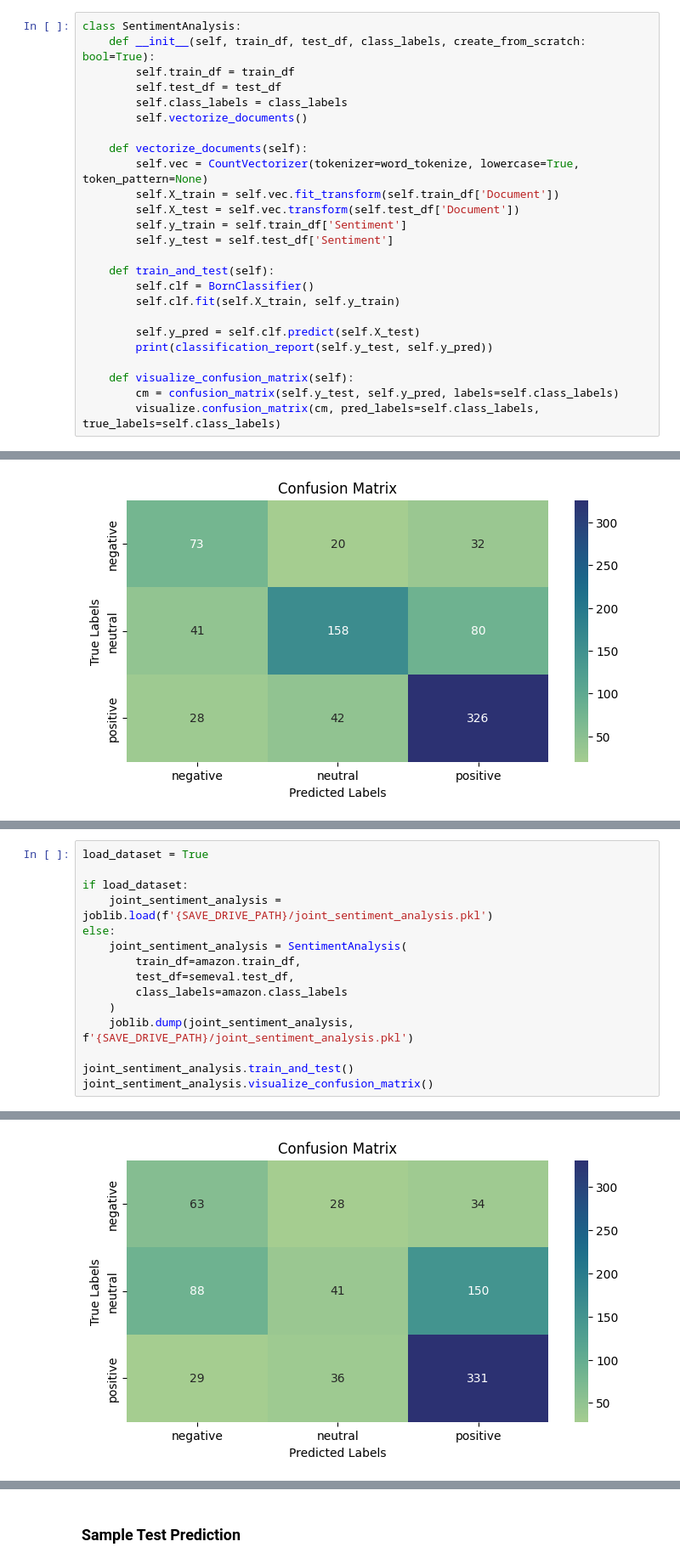
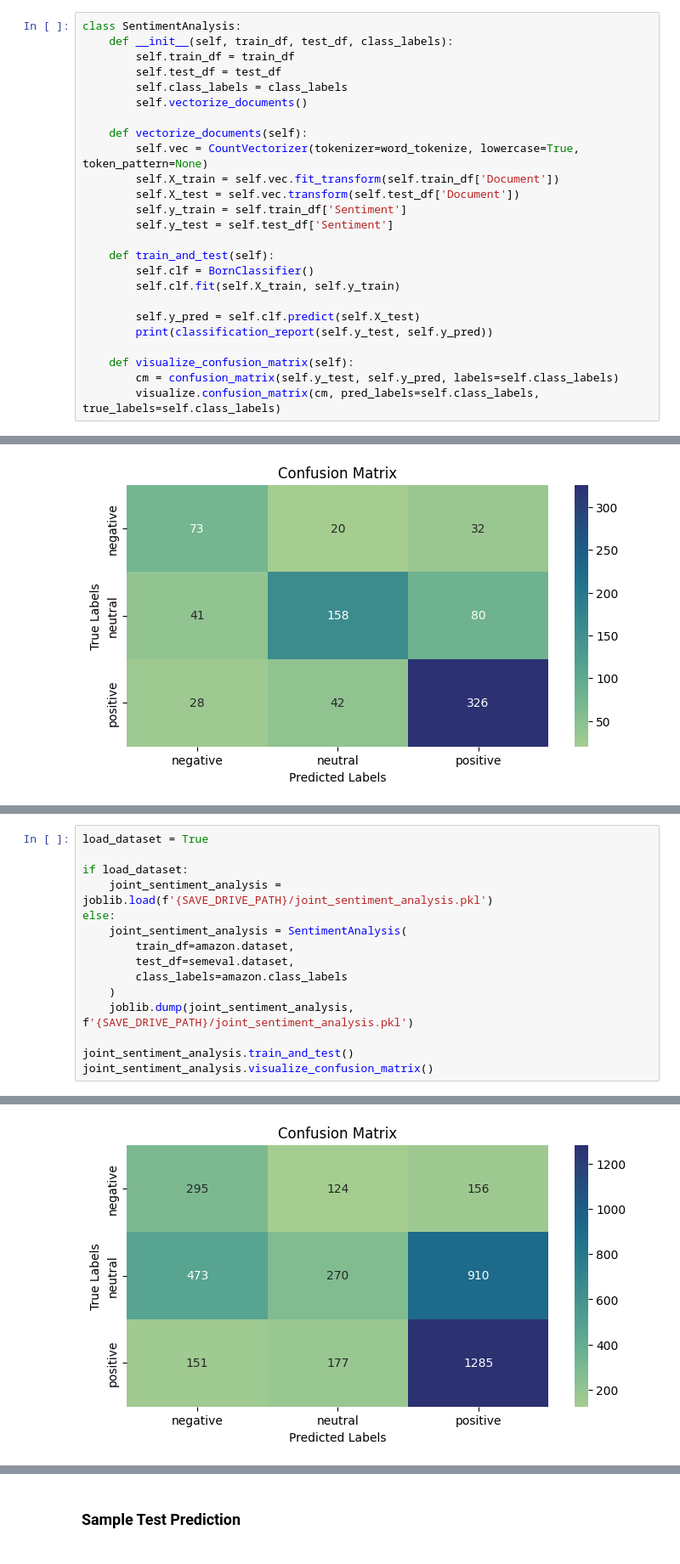
Before and after one commit to tabaraei/aspect-based-sentiment-analysis, a Jupyter notebook: ABSA.ipynb, the cells around one changed output, grey strips where cells are left out. Shown: that part at 85% size. Saved outputs shown, nothing was run; the diff lists cells and outputs as text.

Commit message:
fixed joint sentiment analysis on full datasets, and small typos

```diff
--- a/ABSA.ipynb
+++ b/ABSA.ipynb
@@ -165,7 +165,7 @@ class Visualization:
 visualize = Visualization()
 # %%
 class SentimentAnalysis:
-    def __init__(self, train_df, test_df, class_labels, create_from_scratch: bool=True):
+    def __init__(self, train_df, test_df, class_labels):
         self.train_df = train_df
         self.test_df = test_df
         self.class_labels = class_labels
@@ -253,8 +253,8 @@ if load_dataset:
     joint_sentiment_analysis = joblib.load(f'{SAVE_DRIVE_PATH}/joint_sentiment_analysis.pkl')
 else:
     joint_sentiment_analysis = SentimentAnalysis(
-        train_df=amazon.train_df,
-        test_df=semeval.test_df,
+        train_df=amazon.dataset,
+        test_df=semeval.dataset,
         class_labels=amazon.class_labels
     )
     joblib.dump(joint_sentiment_analysis, f'{SAVE_DRIVE_PATH}/joint_sentiment_analysis.pkl')
@@ -274 +274 @@ weighted avg       0.51      0.54      0.50       800
-[figure, old version]
+[figure, new version]
```
Also changed, not shown: parts of 3 cells of this notebook.
